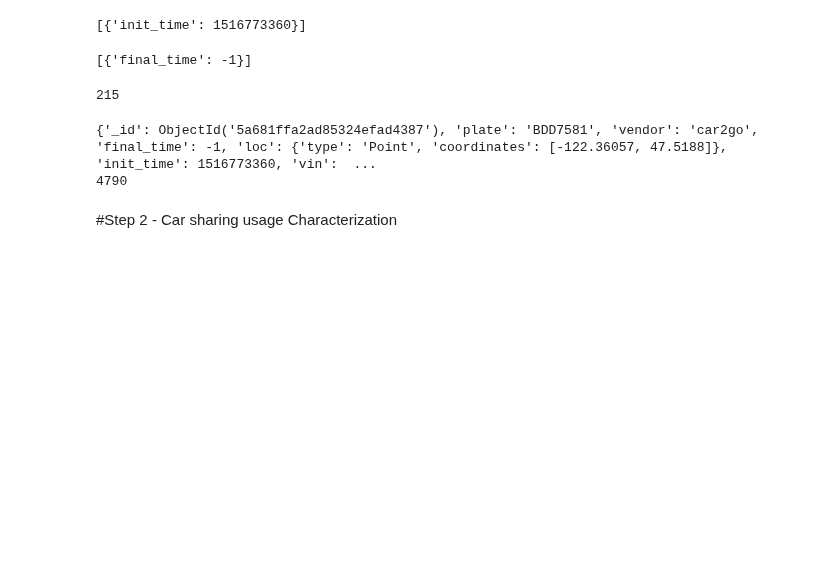
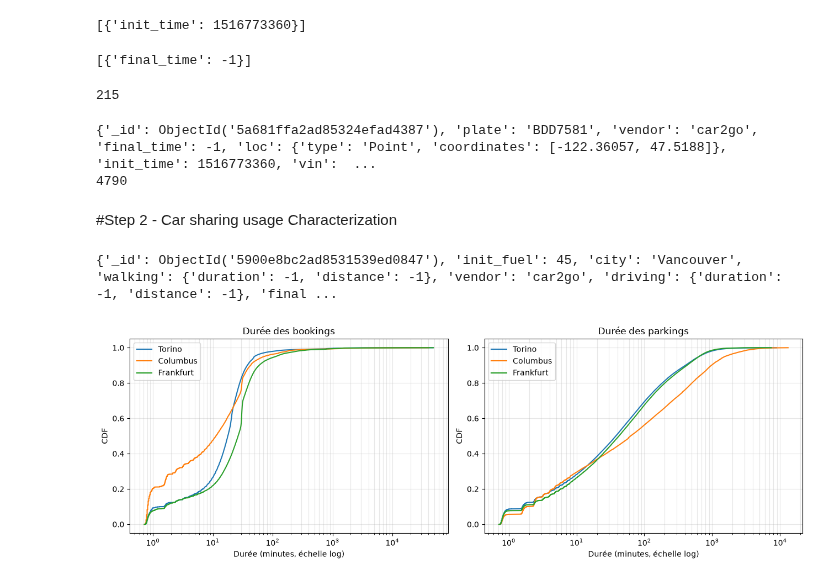
Before and after one commit to Bonbia/ICT4SM, a Jupyter notebook: AdamsNB.ipynb, the cells around one changed output. Cells and saved outputs as stored; diff of their text form; code cells hidden in the pictures; blank space fills up the shorter version.

```diff
--- a/AdamsNB.ipynb
+++ b/AdamsNB.ipynb
@@ -74,0 +77,51 @@ print(ab_coll.count_documents({}))
+# %%
+print(db['PermanentBookings'].find_one())
+
+start = int(datetime(2017, 11, 1, tzinfo=timezone.utc).timestamp())
+end   = int(datetime(2018, 2, 1, tzinfo=timezone.utc).timestamp())
+
+cities = ["Torino","Columbus","Frankfurt"]
+# %% [output]
+{'_id': ObjectId('5900e8bc2ad8531539ed0847'), 'init_fuel': 45, 'city': 'Vancouver', 'walking': {'duration': -1, 'distance': -1}, 'vendor': 'car2go', 'driving': {'duration': -1, 'distance': -1}, 'final ...
+# %%
+
+def load(coll, city):
+    # pipe = [
+    #     {"$match": {"city": city, "init_date": {"$gte": start, "$lt": end}}},
+    #     {"$project": {"_id":0, "city":1, "init_date":1, "final_date":1,
+    #                   "init_time":1, "final_time":1,
+    #                   "duration": {"$subtract": ["$final_time","$init_time"]},
+    #                   "origin_destination":1, "loc":1,"init_address":1,"final_address":1}}
+    # ]
+    pipe = [
+        {"$match": {"city": city, "init_time": {"$gte": start, "$lt": end}}},
+        {"$project": {"_id": 0, "init_time": 1,
+                      "duration": {"$subtract": ["$final_time", "$init_time"]}}}
+    ]
+
+    df = pd.DataFrame(db[coll].aggregate(pipe, allowDiskUse=True))
+    df["duration_min"] = df["duration"]/60
+    return df
+
+bookings = {c: load("PermanentBookings", c) for c in cities}
+parkings = {c: load("PermanentParkings", c) for c in cities}
+# %%
+def plot_cdf(data_dict, title, ax):
+    for city, df in data_dict.items():
+        x = np.sort(df["duration_min"].values)
+        x = x[x > 0]                                  # nécessaire pour l'axe log
+        y = np.arange(1, len(x)+1) / len(x)
+        ax.plot(x, y, label=city)
+    ax.set_xscale("log")
+    ax.set_xlabel("Durée (minutes, échelle log)")
+    ax.set_ylabel("CDF")
+    ax.set_title(title)
+    ax.grid(True, which="both", alpha=0.3)
+    ax.legend()
+
+fig, axes = plt.subplots(1, 2, figsize=(13, 4.5))
+plot_cdf(bookings, "Durée des bookings", axes[0])
+plot_cdf(parkings, "Durée des parkings", axes[1])
+plt.tight_layout(); plt.show()
+# %% [output]
+[figure, added]
```
Also changed, not shown: parts of 3 cells of this notebook.
